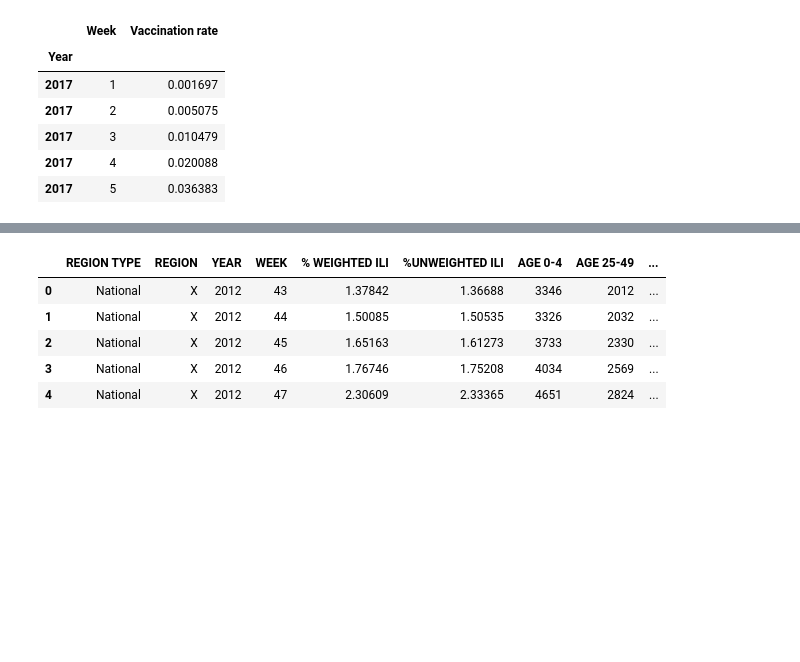
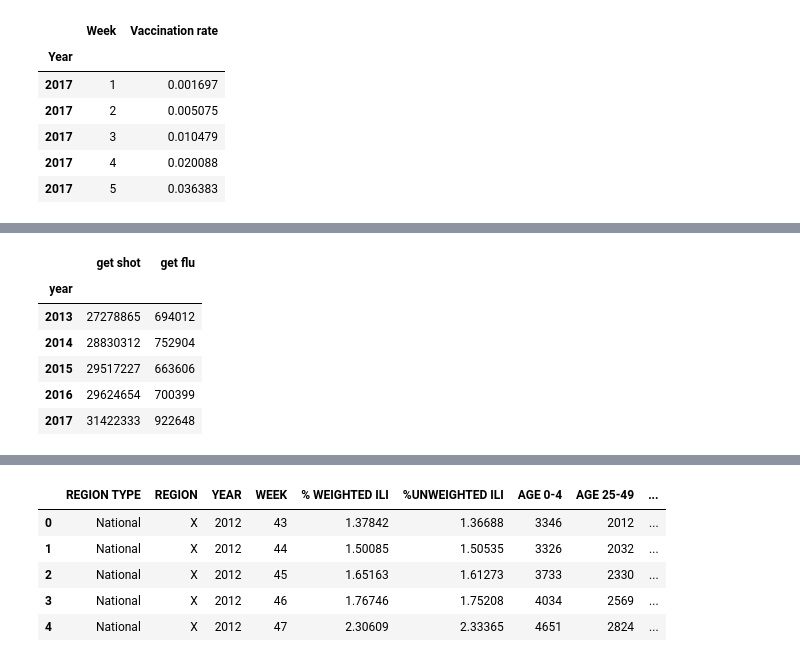
Before and after one commit to scooper505/Flu_Fighters, a Jupyter notebook: let's_try.ipynb, the cells around one changed output, grey strips where cells are left out. Cells and saved outputs as stored; diff of their text form; code cells hidden in the pictures; blank space fills up the shorter version.

```diff
--- a/let's_try.ipynb
+++ b/let's_try.ipynb
@@ -162,0 +163,14 @@ plt.savefig("trend scatter.png")
+# %%
+year=[str(2013),str(2014),str(2015),str(2016),str(2017)]
+people_get_vaccine=[ 27278865, 28830312, 29517227, 29624654, 31422333]
+people_get_flu=[694012,752904,663606,700399,922648]
+a=pd.DataFrame({"year":year,"get shot":people_get_vaccine,"get flu":people_get_flu})
+a.set_index("year")
+# %% [output]
+|  | get shot | get flu |
+| year |  |  |
+| 2013 | 27278865 | 694012 |
+| 2014 | 28830312 | 752904 |
+| 2015 | 29517227 | 663606 |
+| 2016 | 29624654 | 700399 |
+| 2017 | 31422333 | 922648 |
```
Also changed, not shown: parts of 21 cells of this notebook, 7 other files.
